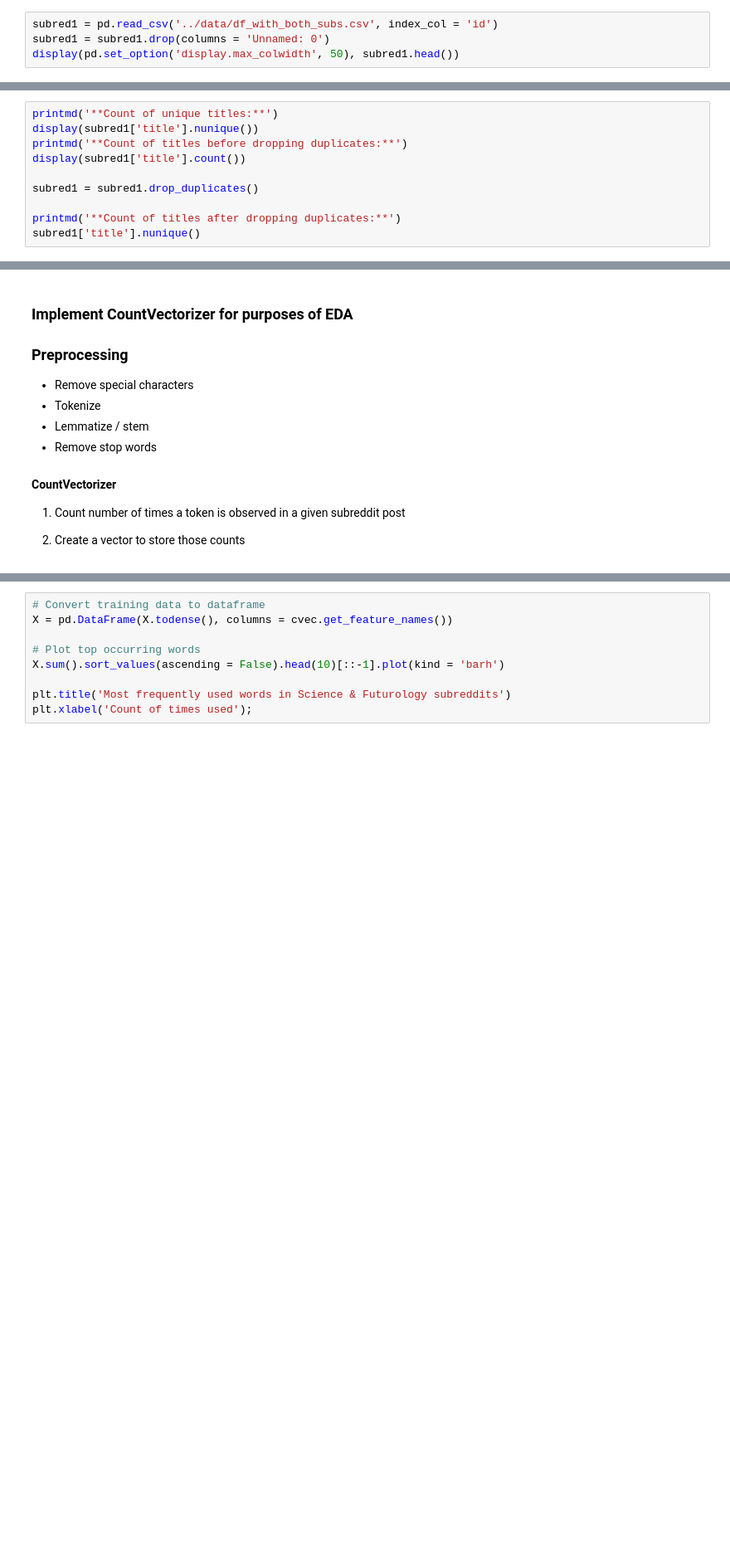
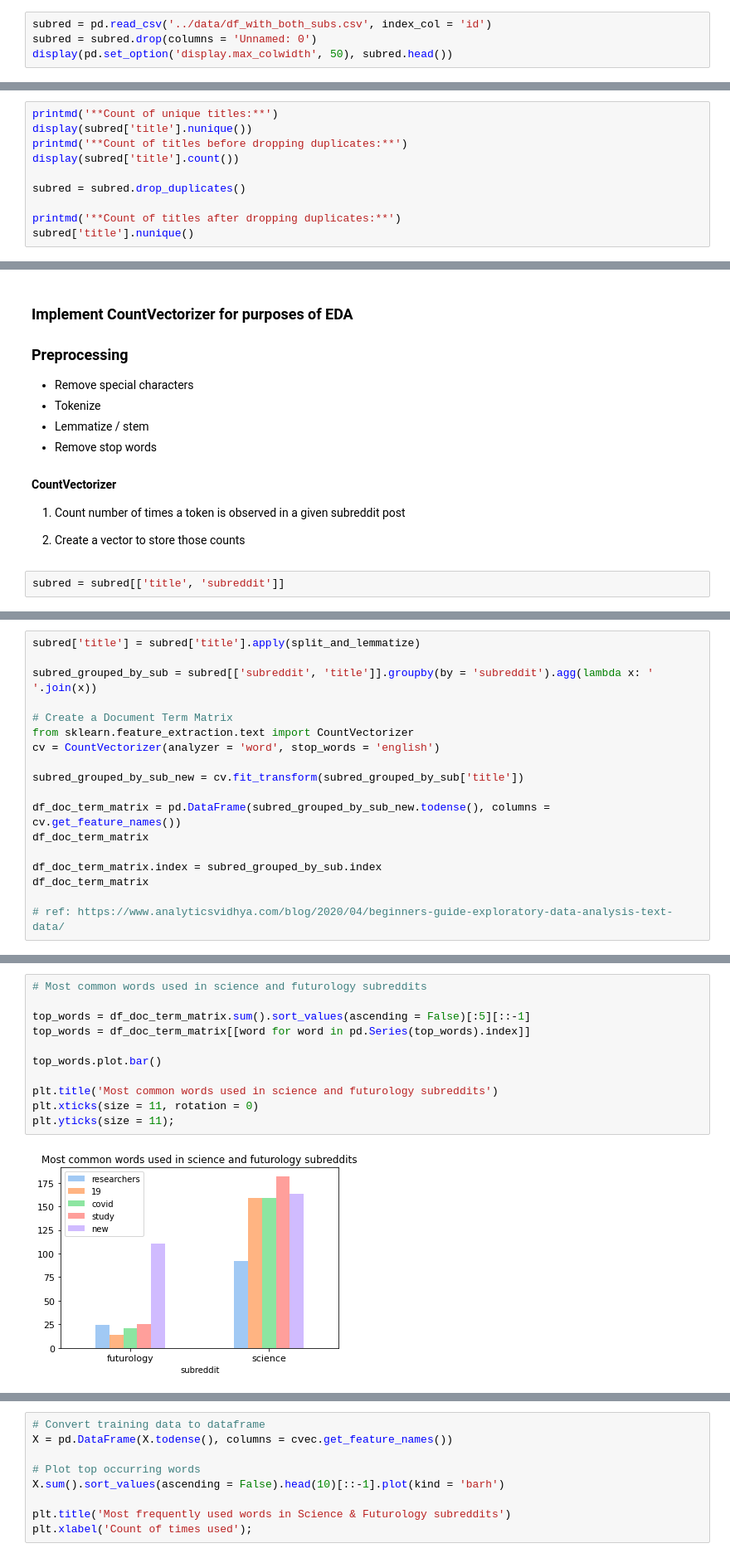
Before and after one commit to abishop17/plausible_utopia_nlp_classification_modeling, a Jupyter notebook: code/Project 3 - #1 of 3 (Preprocessing, EDA) - Plausible Utopia -- Classification Modeling on Subreddits.ipynb, the cells around one changed output, grey strips where cells are left out. Shown: that part at 83% size. Drawn from its saved outputs; the diff is of its cells as text; blank space fills up the shorter version.

```diff
--- a/code/Project 3 - #1 of 3 (Preprocessing, EDA) - Plausible Utopia -- Classification Modeling on Subreddits.ipynb
+++ b/code/Project 3 - #1 of 3 (Preprocessing, EDA) - Plausible Utopia -- Classification Modeling on Subreddits.ipynb
@@ -85,9 +85,9 @@ From the [rubric](https://git.generalassemb.ly/abishop17/project_3/blob/master/R
 # %% [markdown]
 #### Dataset 1: "New" flavor, pulled from Reddit on 10/13/20
 # %%
-subred1 = pd.read_csv('../data/df_with_both_subs.csv', index_col = 'id')
-subred1 = subred1.drop(columns = 'Unnamed: 0')
-display(pd.set_option('display.max_colwidth', 50), subred1.head())
+subred = pd.read_csv('../data/df_with_both_subs.csv', index_col = 'id')
+subred = subred.drop(columns = 'Unnamed: 0')
+display(pd.set_option('display.max_colwidth', 50), subred.head())
 # %% [output]
 None
 |  | title | score | url | comms_num | created | body | subreddit |
@@ -115,14 +115,14 @@ display(subred1[['title', 'subreddit']].tail(1))
 #### Address duplicates
 # %%
 printmd('**Count of unique titles:**')
-display(subred1['title'].nunique())
+display(subred['title'].nunique())
 printmd('**Count of titles before dropping duplicates:**')
-display(subred1['title'].count())
+display(subred['title'].count())
 
-subred1 = subred1.drop_duplicates()
+subred = subred.drop_duplicates()
 
 printmd('**Count of titles after dropping duplicates:**')
-subred1['title'].nunique()
+subred['title'].nunique()
 # %% [output]
 **Count of unique titles:**
 1778
@@ -278,3 +274,5 @@ y = subred1['subreddit']
 1. Count number of times a token is observed in a given subreddit post
 
 2. Create a vector to store those counts
+# %%
+subred = subred[['title', 'subreddit']]
@@ -280,0 +281,18 @@ y = subred1['subreddit']
+# %%
+subred['title'] = subred['title'].apply(split_and_lemmatize)
+
+subred_grouped_by_sub = subred[['subreddit', 'title']].groupby(by = 'subreddit').agg(lambda x: ' '.join(x))
+
+# Create a Document Term Matrix
+from sklearn.feature_extraction.text import CountVectorizer
+cv = CountVectorizer(analyzer = 'word', stop_words = 'english')
+
+subred_grouped_by_sub_new = cv.fit_transform(subred_grouped_by_sub['title'])
+
+df_doc_term_matrix = pd.DataFrame(subred_grouped_by_sub_new.todense(), columns = cv.get_feature_names())
+df_doc_term_matrix
+
+df_doc_term_matrix.index = subred_grouped_by_sub.index
+df_doc_term_matrix
+
+# ref: https://www.analyticsvidhya.com/blog/2020/04/beginners-guide-exploratory-data-analysis-text-data/
@@ -280,0 +307,13 @@ y = subred1['subreddit']
+# %%
+# Most common words used in science and futurology subreddits
+
+top_words = df_doc_term_matrix.sum().sort_values(ascending = False)[:5][::-1]
+top_words = df_doc_term_matrix[[word for word in pd.Series(top_words).index]]
+
+top_words.plot.bar()
+
+plt.title('Most common words used in science and futurology subreddits')
+plt.xticks(size = 11, rotation = 0)
+plt.yticks(size = 11);
+# %% [output]
+[figure, added]
```
Also changed, not shown: parts of 17 cells of this notebook, 1 other file.
